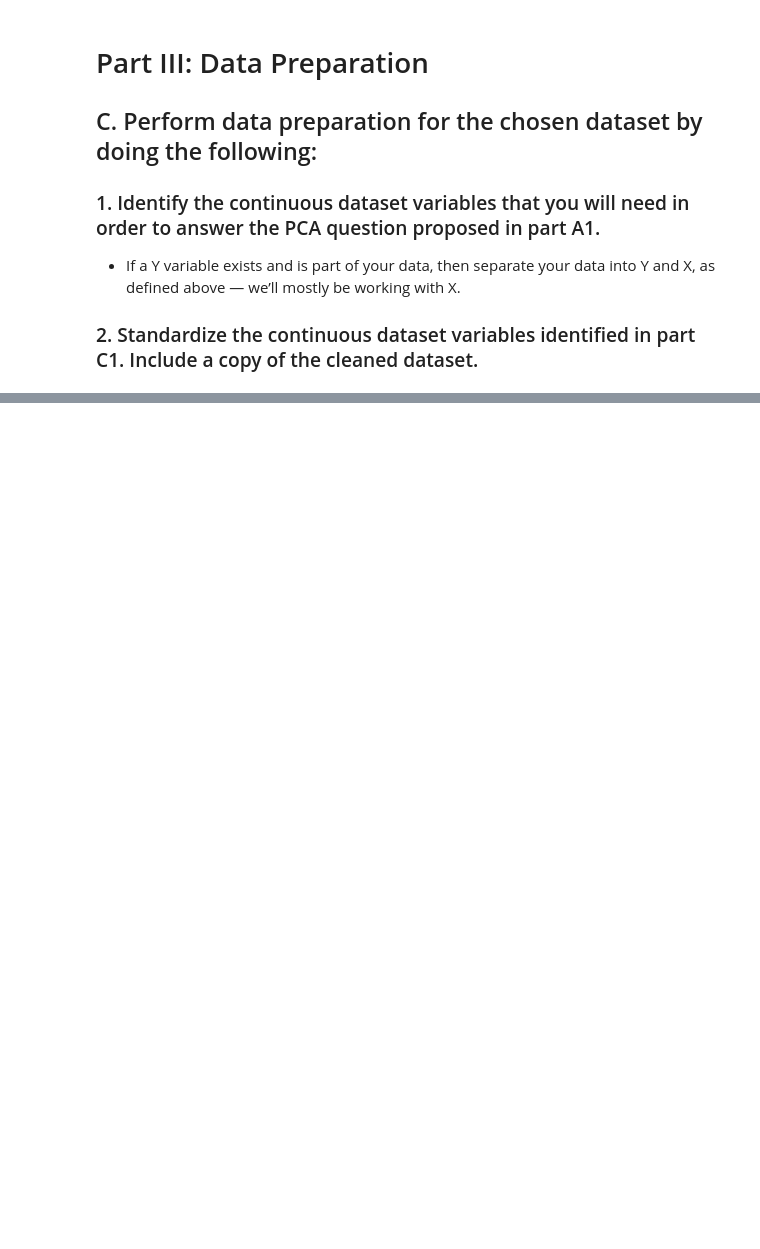
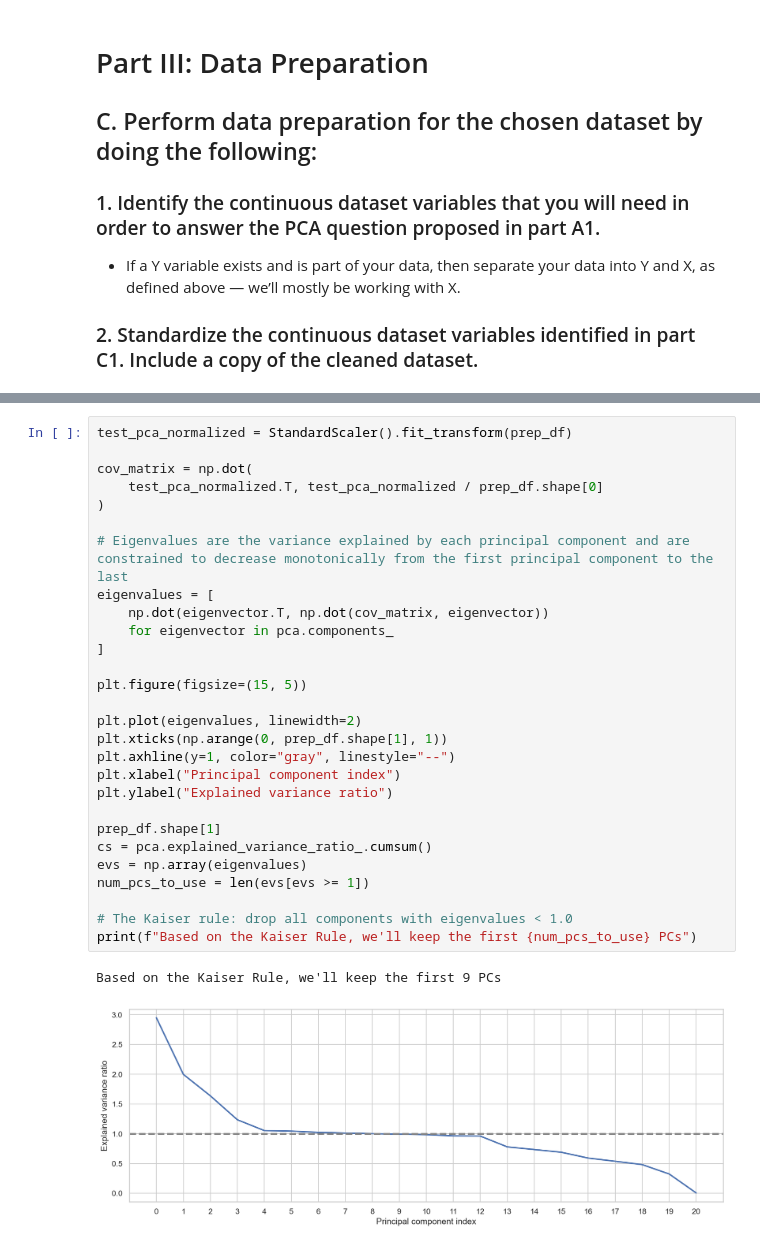
Before and after one commit to chrispaynes/OSDSC-Portfolio, a Jupyter notebook: data_mining_ii_nb/02. DIMENSIONALITY REDUCTION METHODS/dimensionality_reduction.ipynb, the cells around one changed output, grey strips where cells are left out. Cells and saved outputs as stored; diff of their text form; blank space fills up the shorter version.

```diff
--- a/data_mining_ii_nb/02. DIMENSIONALITY REDUCTION METHODS/dimensionality_reduction.ipynb
+++ b/data_mining_ii_nb/02. DIMENSIONALITY REDUCTION METHODS/dimensionality_reduction.ipynb
@@ -372,0 +559,31 @@ You are an analyst for a hospital that wants to better understand the characteri
+# %%
+test_pca_normalized = StandardScaler().fit_transform(prep_df)
+
+cov_matrix = np.dot(
+    test_pca_normalized.T, test_pca_normalized / prep_df.shape[0]
+)
+
+# Eigenvalues are the variance explained by each principal component and are constrained to decrease monotonically from the first principal component to the last
+eigenvalues = [
+    np.dot(eigenvector.T, np.dot(cov_matrix, eigenvector))
+    for eigenvector in pca.components_
+]
+
+plt.figure(figsize=(15, 5))
+
+plt.plot(eigenvalues, linewidth=2)
+plt.xticks(np.arange(0, prep_df.shape[1], 1))
+plt.axhline(y=1, color="gray", linestyle="--")
+plt.xlabel("Principal component index")
+plt.ylabel("Explained variance ratio")
+
+prep_df.shape[1]
+cs = pca.explained_variance_ratio_.cumsum()
+evs = np.array(eigenvalues)
+num_pcs_to_use = len(evs[evs >= 1])
+
+# The Kaiser rule: drop all components with eigenvalues < 1.0
+print(f"Based on the Kaiser Rule, we'll keep the first {num_pcs_to_use} PCs")
+# %% [output]
+Based on the Kaiser Rule, we'll keep the first 9 PCs
+[figure, added]
```
Also changed, not shown: parts of 22 cells of this notebook.
